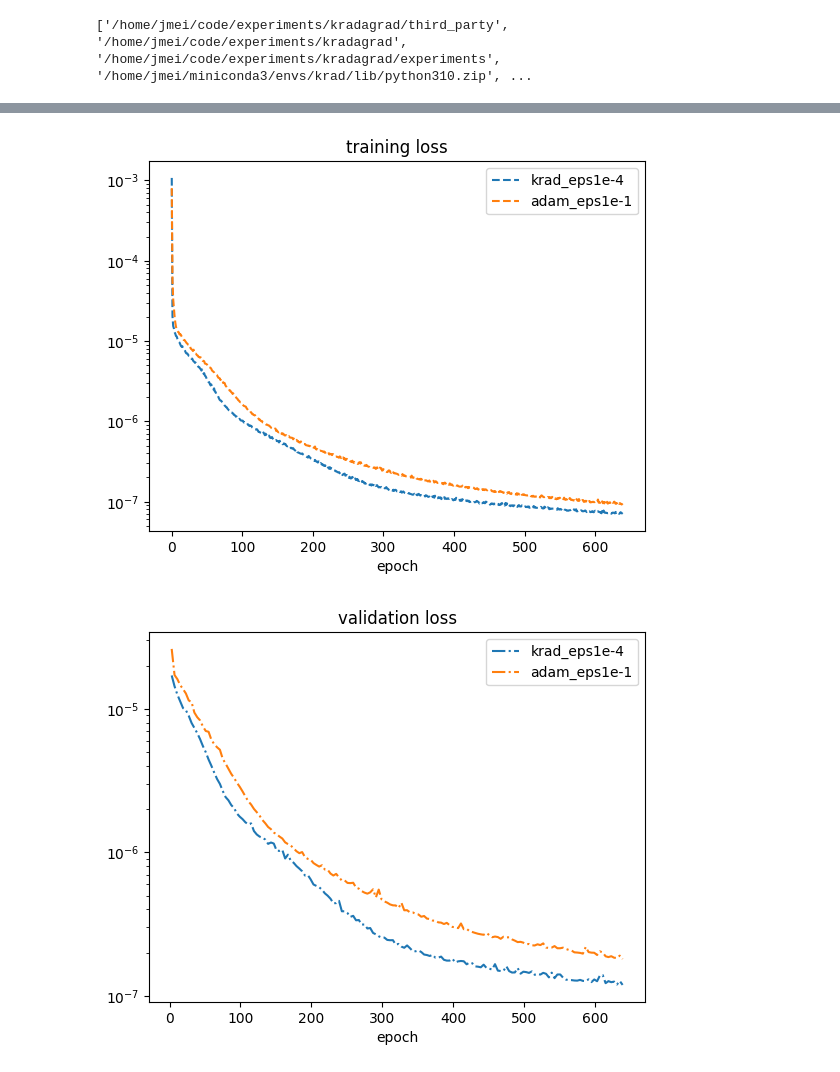
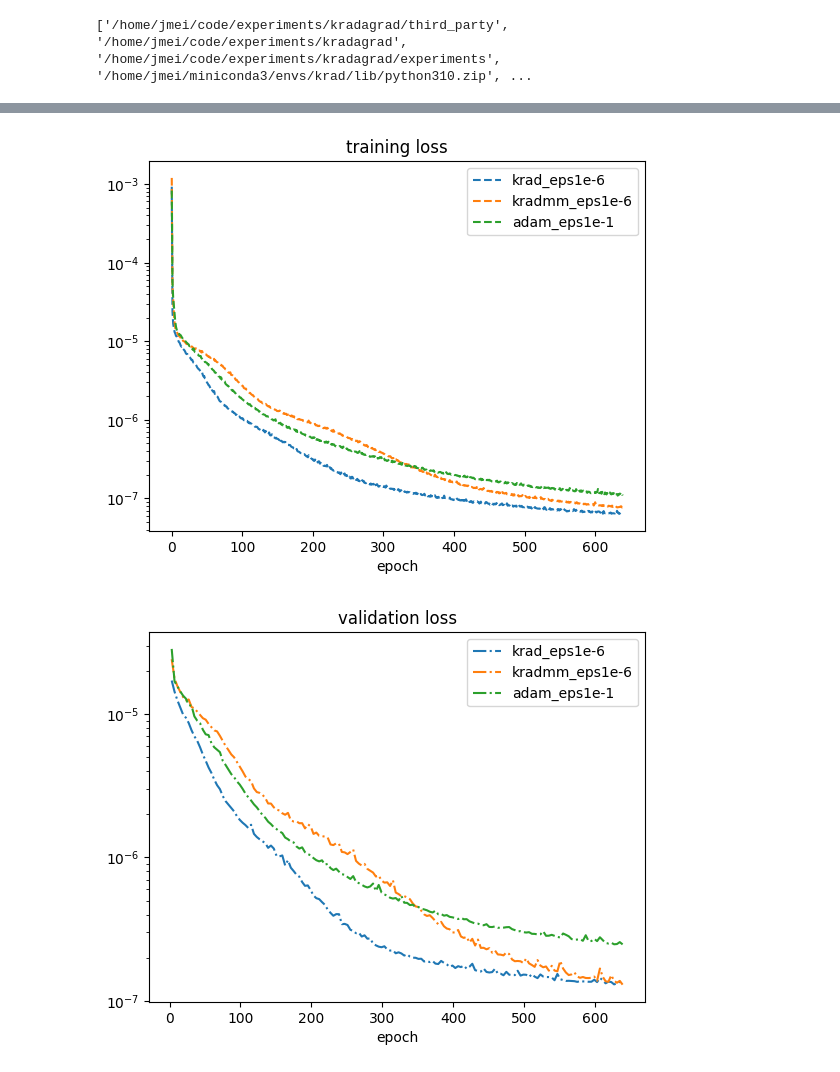
Before and after one commit to jonathanmei/kradagrad, a Jupyter notebook: kradagrad/experiments/quick_mlp.ipynb, the cells around one changed output, grey strips where cells are left out. Drawn from its saved outputs; the diff is of its cells as text; code cells hidden in the pictures.

Commit message:
refactor; kradagrad basic

```diff
--- a/kradagrad/experiments/quick_mlp.ipynb
+++ b/kradagrad/experiments/quick_mlp.ipynb
@@ -124,7 +126,7 @@ lr_str = '1e-2'
 lr_str = '5e-2'
 lr_str = '1e-1'
 
-lr_str = '8e-2'
+#lr_str = '8e-2'
 
 lr = eval(lr_str)
 seed_exp = 95054
@@ -135,8 +137,8 @@ seed_exp = 95054
 eps_adam_str = '1e-1'
 eps_str = '1e-6'
 
-eps_adam_str = '1e-1'
-eps_str = '1e-4'
+#eps_adam_str = '5e-2'
+#eps_str = '1e-4'
 eps_adam = eval(eps_adam_str)
 eps = eval(eps_str)
 
@@ -152,26 +154,42 @@ it_val = [x for x in range(n_it) if x % val_int == val_int - 1]
 opt_names = [
     'shampoo_eps{}'.format(eps_str)
 ]
-hps = [shampoo.ShampooHyperParams(diagonal_eps=eps, block_size=8,
+hps = [shampoo.ShampooHyperParams(block_size=8,
     matrix_eps=m_, graft_type=g_, beta2=be_
 ) for (m_, g_, be_) in (
-    [1e-6, 0, 1],          # Shampoo
-    #[1e-6, 3, 0.999],     # Shampoo 0.999 adamgraft
+    [eps, 0, 1],          # Shampoo
+    #[eps, 3, 0.999],     # Shampoo 0.999 adamgraft
 )]
 opts = [(lambda params: shampoo.Shampoo(params, lr=lr, hyperparams=hp_)) for hp_ in hps]
+
+
+
+
+opt_names = opt_names + [
+    'kradmm_eps{}'.format(eps_str)
+]
+hps = [shampoo.ShampooHyperParams(block_size=8,
+    matrix_eps=m_, graft_type=g_, beta2=be_
+) for (m_, g_, be_) in (
+    [eps, 0, 1],           # Krad--
+)]
+opts = opts + [(lambda params: kradagradmm.KradagradMM(params, lr=lr, hyperparams=hp_)) for hp_ in hps]
 
 
 opt_names = opt_names + [
     'krad_eps{}'.format(eps_str)
 ]
-hps = [shampoo.ShampooHyperParams(diagonal_eps=eps, block_size=8,
+hps = [shampoo.ShampooHyperParams(block_size=8,
     matrix_eps=m_, graft_type=g_, beta2=be_
 ) for (m_, g_, be_) in (
-    [1e0, 0, 1],           # Krad
-    #[1e0, 3, 0.999],       # Krad 0.999 adamgraft
+    [eps, 0, 1],           # Krad
+    #[eps, 3, 0.999],       # Krad 0.999 adamgraft
 )]
-opts = opts + [(lambda params: kradagrad.KradagradPP(params, lr=lr, hyperparams=hp_)) for hp_ in hps]
+opts = opts + [(lambda params: kradagrad.KradagradPP(params, lr=lr, hyperparams=hp_, cpu=not cuda)) for hp_ in hps]
 
+
+
+                            # Adam
 opt_names = opt_names + [
     'adam_eps{}'.format(eps_adam_str)
 ]
@@ -201,5 +219,5 @@ for opt_name_, opt_ in zip(opt_names, opts):
         loss_tr[opt_name_] = loss_tr_
         loss_va[opt_name_] = loss_va_
     except Exception as err:
-        print('error: {}'.format(err))
+        print(traceback.format_exc())
 # %% [output]
@@ -231,29 +248,30 @@ plt.show()
 # %%
 # select specific ones to compare
 compare_names = [
     #'shampoo_eps{}'.format(eps_str), #'shampoo0_9_graft',
     'krad_eps{}'.format(eps_str), #'krad0_9_graft',
+    'kradmm_eps{}'.format(eps_str), #'krad--',
     'adam_eps{}'.format(eps_adam_str),
 ]
 
 plt.figure()
 for opt_name_ in compare_names:
     plt.semilogy(range(len(loss_tr[opt_name_])), loss_tr[opt_name_], '--')
 plt.legend(compare_names)
 #plt.ylim([5e-5,1e-3])
 plt.xlabel('epoch')
 plt.title('training loss')
 
 plt.figure()
 for opt_name_ in compare_names:
     plt.semilogy(it_val[:len(loss_va[opt_name_])], loss_va[opt_name_], '-.')
 plt.legend(compare_names)
 #plt.ylim([5e-5,1e-3])
 #plt.xlim([0,100])
 plt.xlabel('epoch')
 plt.title('validation loss')
 
 plt.show()
 # %% [output]
-[figure, old version]
+[figure, new version]
-[figure, old version]
+[figure, new version]
```
Also changed, not shown: parts of 3 cells of this notebook, 7 other files.
